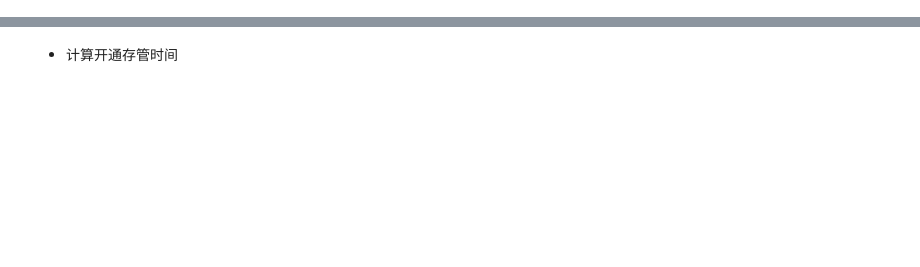
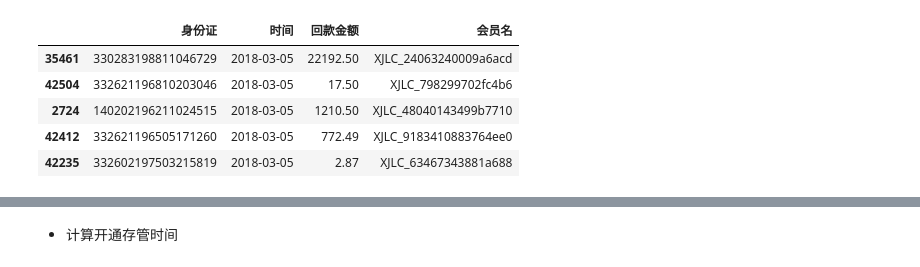
Before and after one commit to junzhu-github/python_code, a Jupyter notebook: Jupyter/大额用户-12月.ipynb, the cells around one changed output, grey strips where cells are left out. Cells and saved outputs as stored; diff of their text form; code cells hidden in the pictures; blank space fills up the shorter version.

```diff
--- a/Jupyter/大额用户-12月.ipynb
+++ b/Jupyter/大额用户-12月.ipynb
@@ -23,0 +48,14 @@ with pd.ExcelFile(r"D:\小鸡理财\百度云同步盘\小鸡理财\数据报告
+# %%
+df_hk.rename(columns={'发放时间':'时间','用户名':'会员名'},inplace=True)
+df_cz.rename(columns={'成功时间':'时间'},inplace=True)
+df_tz.rename(columns={'投资时间':'时间','投资用户':'会员名'},inplace=True)
+# %%
+df_hk = df_hk.sort_values(by='时间')
+df_hk.head()
+# %% [output]
+|  | 身份证 | 时间 | 回款金额 | 会员名 |
+| 35461 | 330283198811046729 | 2018-03-05 | 22192.50 | XJLC_24063240009a6acd |
+| 42504 | 332621196810203046 | 2018-03-05 | 17.50 | XJLC_798299702fc4b6 |
+| 2724 | 140202196211024515 | 2018-03-05 | 1210.50 | XJLC_48040143499b7710 |
+| 42412 | 332621196505171260 | 2018-03-05 | 772.49 | XJLC_9183410883764ee0 |
+| 42235 | 332602197503215819 | 2018-03-05 | 2.87 | XJLC_63467343881a688 |
```
Also changed, not shown: parts of 99 cells of this notebook, 11 other files.
